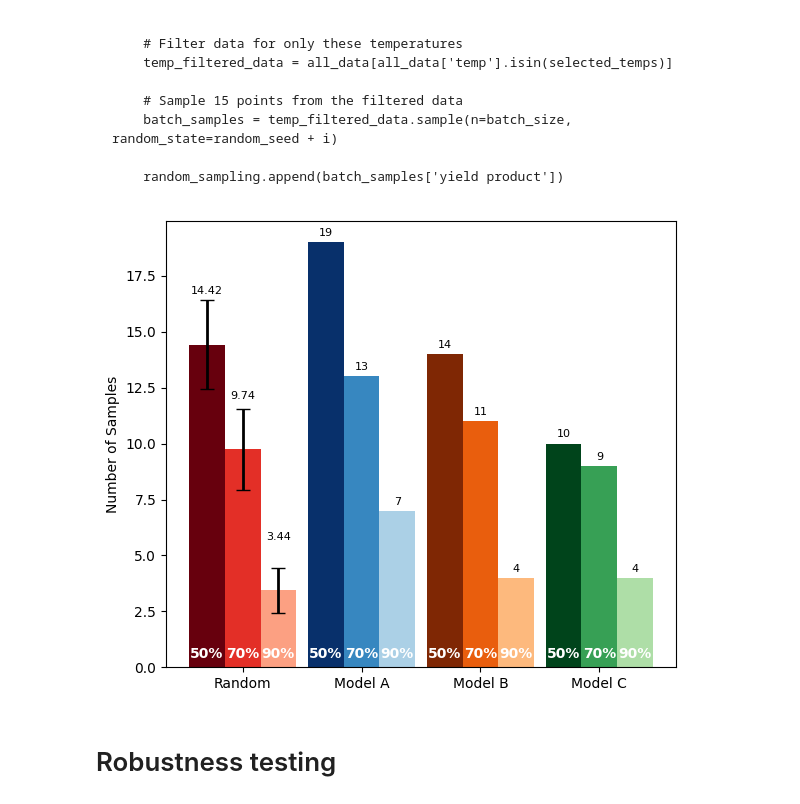
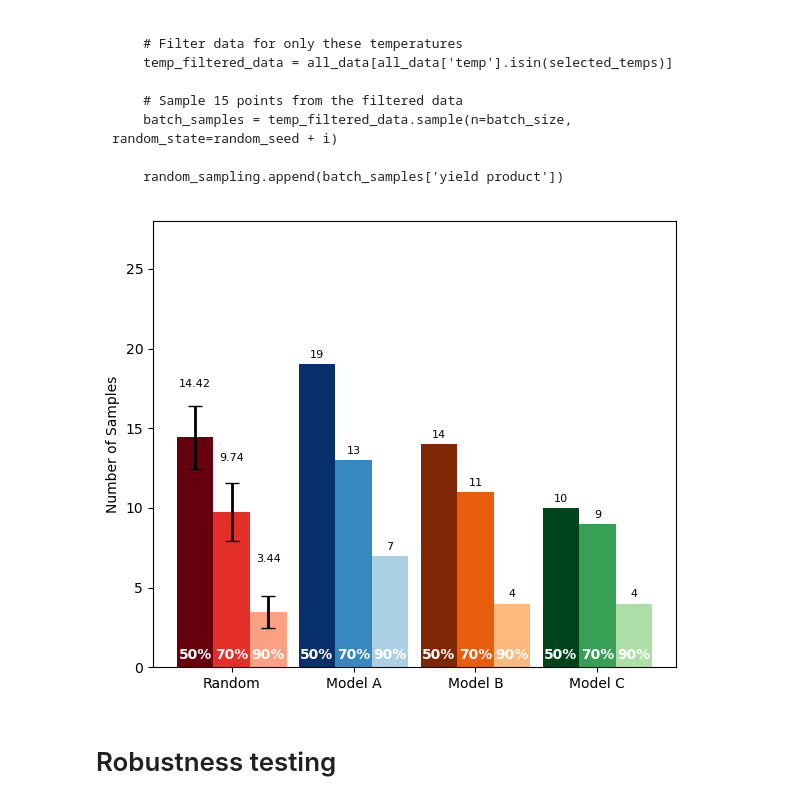
Before and after one commit to uwsunlab/BO-RFB, a Jupyter notebook: PoolBased/ComparisonTesting/querybasedPool.ipynb, the cells around one changed output. Saved outputs shown, nothing was run; the diff lists cells and outputs as text; code cells hidden in the pictures.

```diff
--- a/PoolBased/ComparisonTesting/querybasedPool.ipynb
+++ b/PoolBased/ComparisonTesting/querybasedPool.ipynb
@@ -580,34 +580,37 @@ for i, (model, counts) in enumerate(zip(model_names, model_counts)):
     for j, count in enumerate(counts):
         # j = threshold index (0: 0.5, 1: 0.7, 2: 0.9)
         xpos = x[i] + j * bar_width - bar_width  # Center group around x[i]
         if model == 'Random':
             # For Random, plot mean as bar and std as error bar
             rect = ax.bar(xpos, count, width=bar_width, color=gradient_colors[j],
                           label=f'{model} - {thresholds[j]:.1f}' if i == 0 else None)
             # Add error bar for uncertainty (std)
             ax.errorbar(xpos, random_mean[j], yerr=random_std[j], fmt='none', ecolor='black', capsize=5, lw=2)
             # Move the bar label above the error bar (variance bar)
             ax.bar_label(rect, padding=35, fontsize=8)
         else:
             rect = ax.bar(xpos, count, width=bar_width, color=gradient_colors[j],
                             label=f'{model} - {thresholds[j]:.1f}' if i == 0 else None)  # Only label once per threshold
             ax.bar_label(rect, padding=3, fontsize=8)
 
 # Ticks and labels
 ax.set_xticks(x)
 ax.set_xticklabels(['Random','Model A', 'Model B', 'Model C'])
 ax.set_ylabel('Number of Samples')
 
 # Add annotations for thresholds
 for i, model in enumerate(model_names):
     for j, count in enumerate(model_counts[i]):
         xpos = x[i] + j * bar_width - bar_width  # Center group around x[i]
         ax.text(xpos, 0.3, f'{thresholds[j]*100:.0f}%', ha='center', va='bottom', fontsize=10, fontweight = 'bold',color='white')
 
+        ax.set_ylim(0, 28)
+
+
 plt.tight_layout()
 plt.show()
 # %% [output]
-[figure, old version]
+[figure, new version]
 # %% [markdown]
 # Robustness testing
 # %%
```
Also changed, not shown: parts of 7 cells of this notebook, 1 other file.
